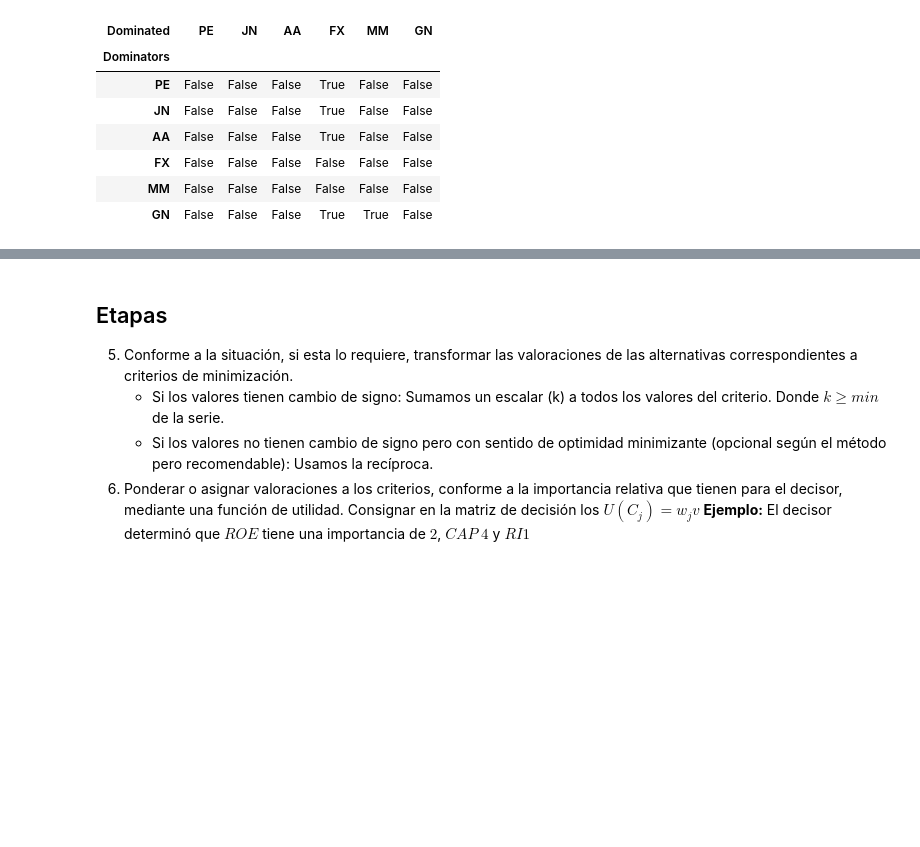
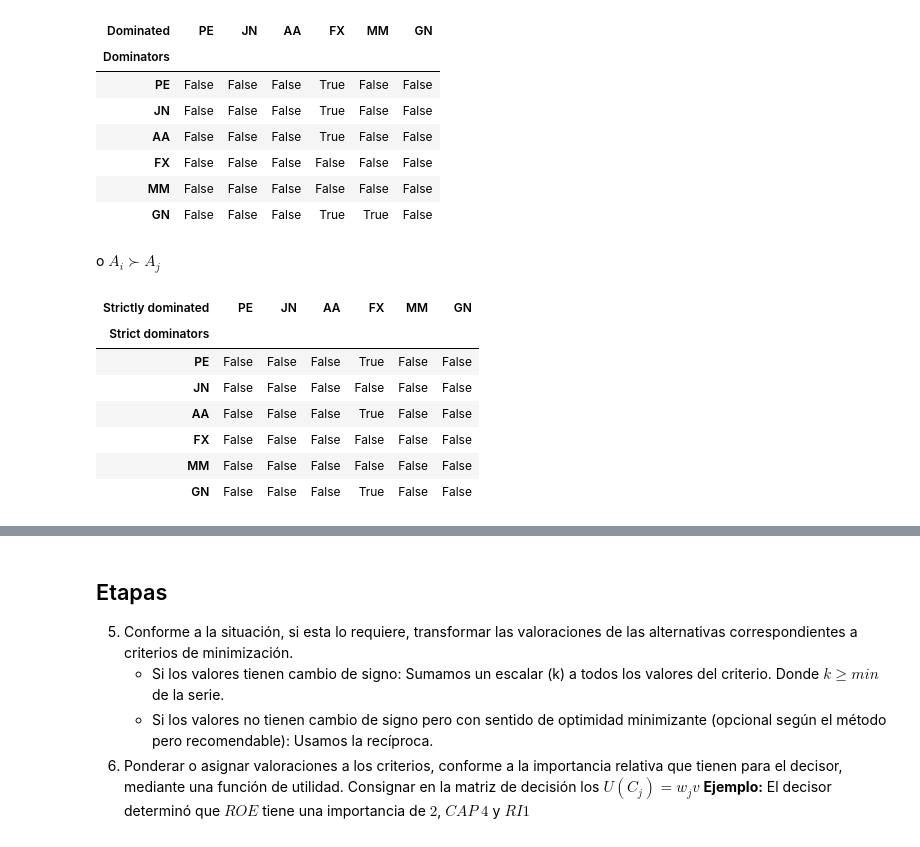
Before and after one commit to leliel12/diplodatos_mcda, a Jupyter notebook: slides/clase0.ipynb, the cells around one changed output, grey strips where cells are left out. Cells and saved outputs as stored; diff of their text form; code cells hidden in the pictures; blank space fills up the shorter version.

```diff
--- a/slides/clase0.ipynb
+++ b/slides/clase0.ipynb
@@ -433,3 +439,16 @@ dm.dominance()
 | FX | False | False | False | False | False | False |
 | MM | False | False | False | False | False | False |
 | GN | False | False | False | True | True | False |
+# %% [markdown]
+o $A_i \succ A_j$
+# %%
+dm.dominance(strict=True)  # o dm.dominance("dominance", strict=True) | dm.dominance.dominance(strict=True)
+# %% [output]
+| Strictly dominated | PE | JN | AA | FX | MM | GN |
+| Strict dominators |  |  |  |  |  |  |
+| PE | False | False | False | True | False | False |
+| JN | False | False | False | False | False | False |
+| AA | False | False | False | True | False | False |
+| FX | False | False | False | False | False | False |
+| MM | False | False | False | False | False | False |
+| GN | False | False | False | True | False | False |
```
Also changed, not shown: parts of 31 cells of this notebook.
